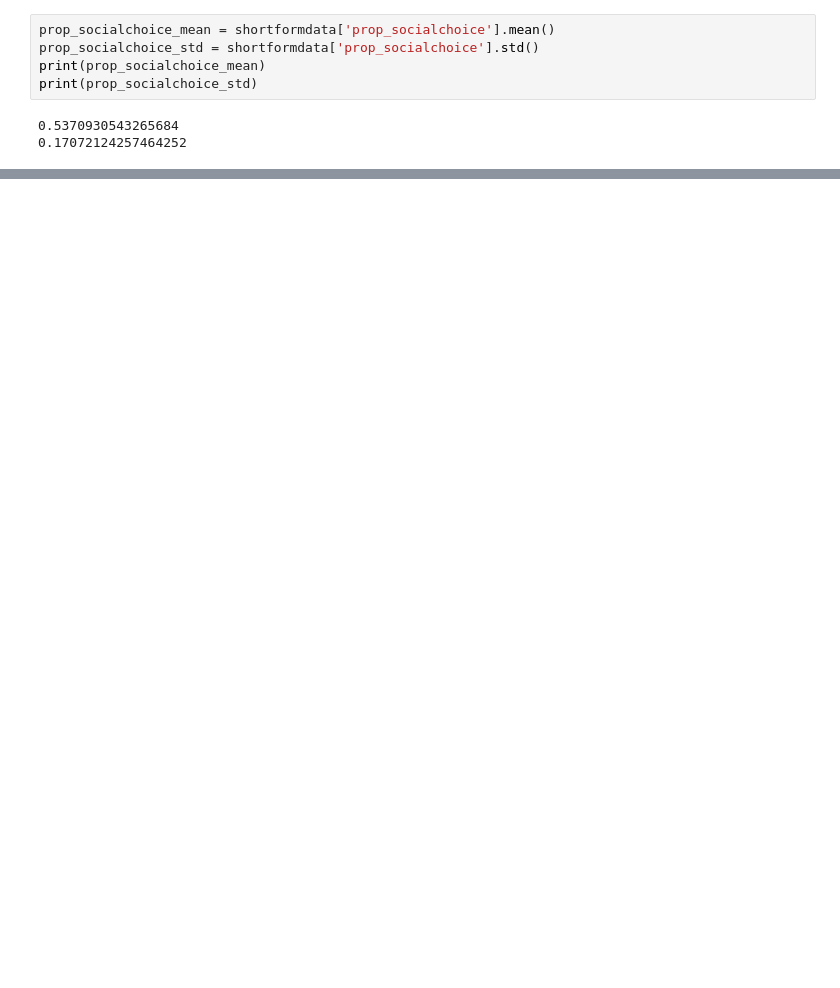
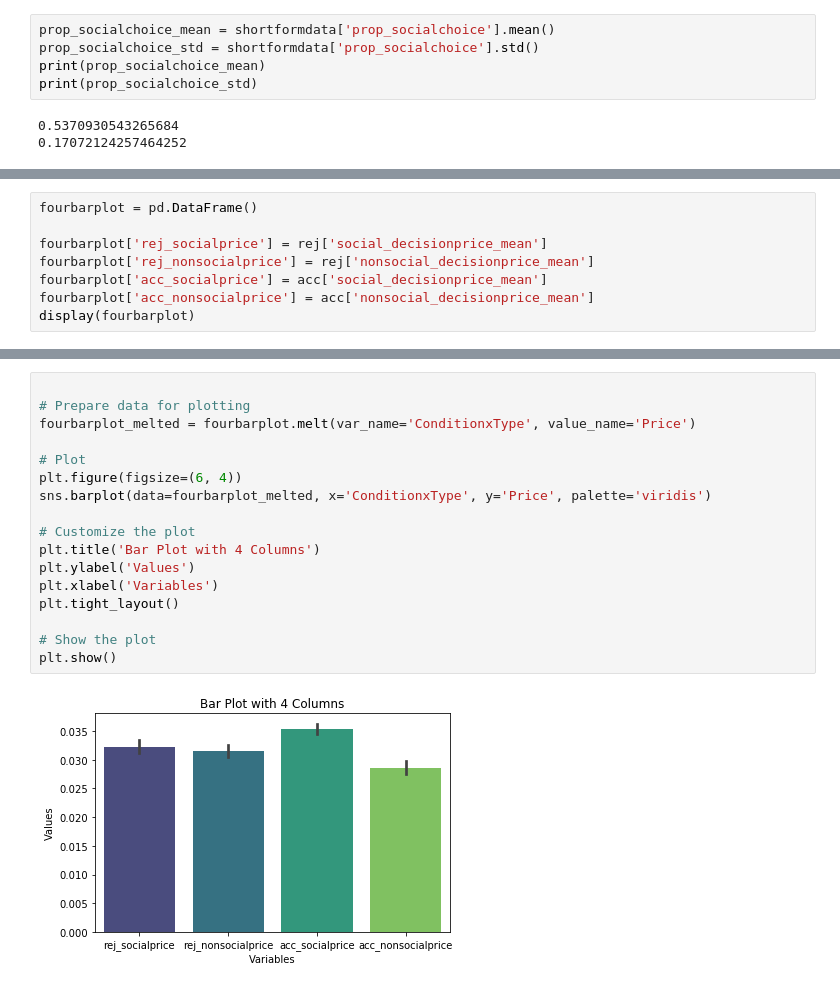
Before and after one commit to fareri-lab/WTP_Rejection_Choice_Pub, a Jupyter notebook: t_test_analyses.ipynb, the cells around one changed output, grey strips where cells are left out. Drawn from its saved outputs; the diff is of its cells as text; blank space fills up the shorter version.

Commit message:
jd_newanalyses_plot

```diff
--- a/t_test_analyses.ipynb
+++ b/t_test_analyses.ipynb
@@ -187,0 +227,8 @@ acc_decision_price_std
+# %%
+fourbarplot = pd.DataFrame()
+
+fourbarplot['rej_socialprice'] = rej['social_decisionprice_mean']
+fourbarplot['rej_nonsocialprice'] = rej['nonsocial_decisionprice_mean']
+fourbarplot['acc_socialprice'] = acc['social_decisionprice_mean']
+fourbarplot['acc_nonsocialprice'] = acc['nonsocial_decisionprice_mean']
+display(fourbarplot)
@@ -187,0 +249,19 @@ acc_decision_price_std
+# %%
+
+# Prepare data for plotting
+fourbarplot_melted = fourbarplot.melt(var_name='ConditionxType', value_name='Price')
+
+# Plot
+plt.figure(figsize=(6, 4))
+sns.barplot(data=fourbarplot_melted, x='ConditionxType', y='Price', palette='viridis')
+
+# Customize the plot
+plt.title('Bar Plot with 4 Columns')
+plt.ylabel('Values')
+plt.xlabel('Variables')
+plt.tight_layout()
+
+# Show the plot
+plt.show()
+# %% [output]
+[figure, added]
```
Also changed, not shown: parts of 11 cells of this notebook, 2 other files.
